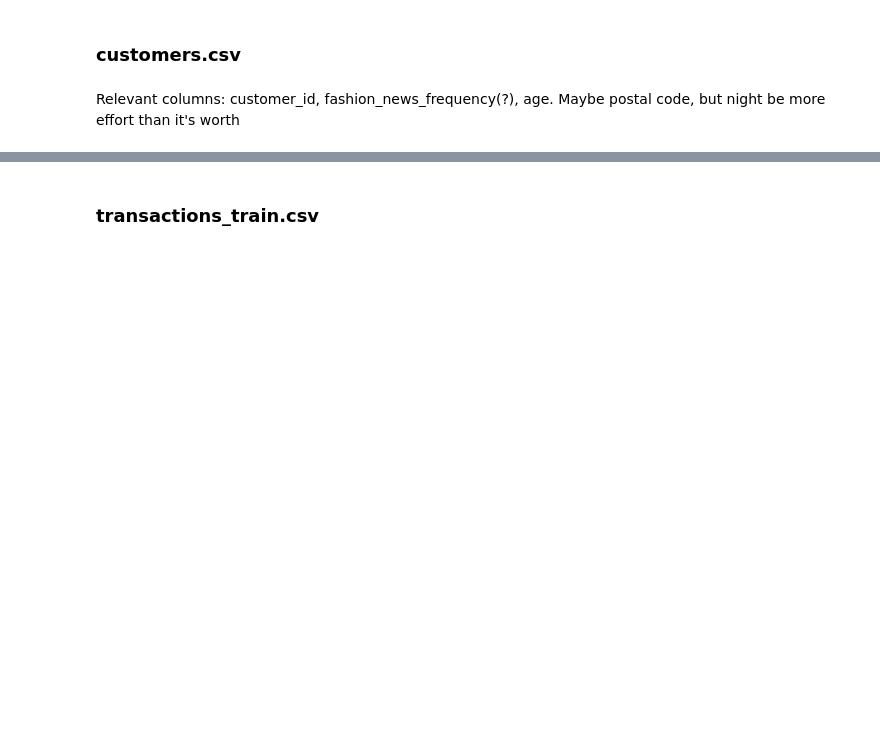
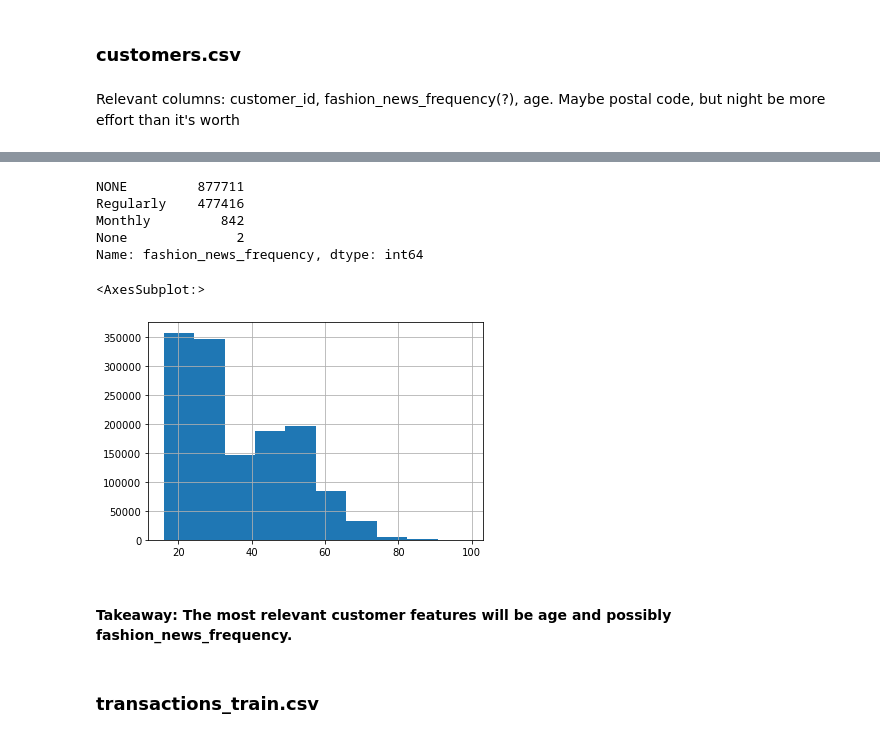
Before and after one commit to msmillan7/Kaggle_Competition-HM_Recommender_System, a Jupyter notebook: EDA_Mileva.ipynb, the cells around one changed output, grey strips where cells are left out. Cells and saved outputs as stored; diff of their text form; code cells hidden in the pictures; blank space fills up the shorter version.

```diff
--- a/EDA_Mileva.ipynb
+++ b/EDA_Mileva.ipynb
@@ -156,3 +177,18 @@ dtype: int64
+# %%
+customers['fashion_news_frequency'].value_counts()
+# %% [output]
+NONE         877711
+Regularly    477416
+Monthly         842
+None              2
+Name: fashion_news_frequency, dtype: int64
+# %%
+customers['age'].hist()
+# %% [output]
+<AxesSubplot:>
+[figure, added]
+# %% [markdown]
+#### <b>Takeaway</b>: The most relevant customer features will be age and possibly fashion_news_frequency.
 # %% [markdown]
 ### transactions_train.csv
 # %%
```
Also changed, not shown: parts of 7 cells of this notebook.
